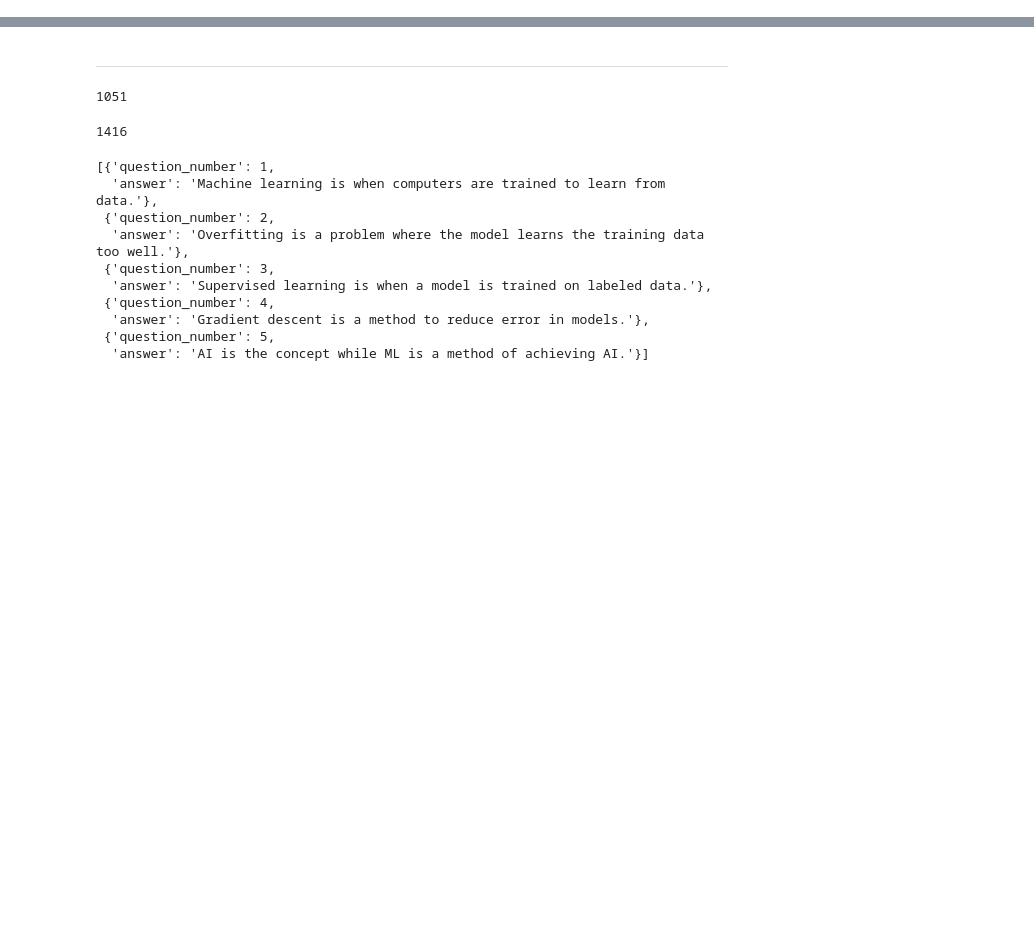
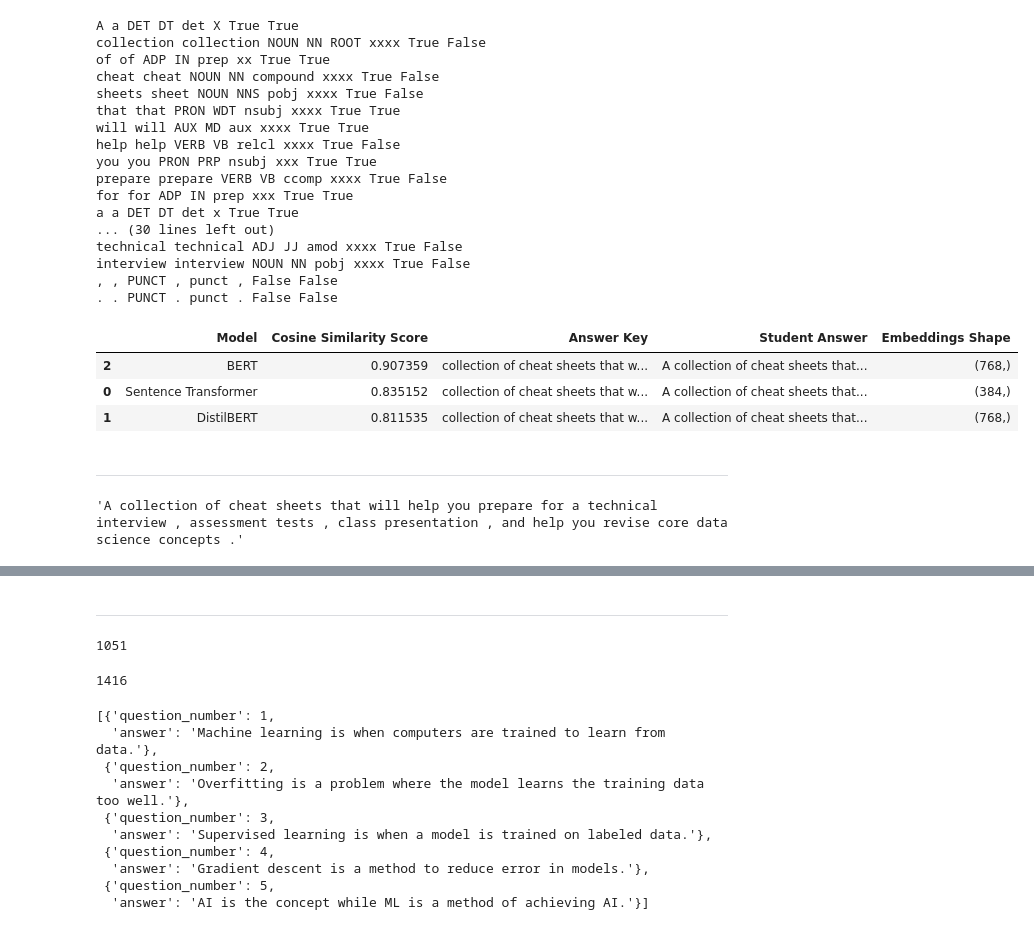
Before and after one commit to IrshadYasseen/relativeGrade, a Jupyter notebook: pract.ipynb, the cells around one changed output, grey strips where cells are left out. Drawn from its saved outputs; the diff is of its cells as text; code cells hidden in the pictures; blank space fills up the shorter version.

```diff
--- a/pract.ipynb
+++ b/pract.ipynb
@@ -175,0 +155,13 @@ data = [
+# %%
+def annotate_text(text):
+    doc = nlp(text)
+    annotated_text = []
+    for token in doc:
+        print(f"{token.text} {token.lemma_} {token.pos_} {token.tag_} {token.dep_} {token.shape_} {token.is_alpha} {token.is_stop}")
+
+        if token.ent_type_:
+            annotated_text.append(f"{token.text} <{token.ent_type_}>")
+        else:
+            annotated_text.append(token.text)
+    # print(annotated_text)
+    return " ".join(annotated_text)
@@ -175,0 +214,39 @@ data = [
+# %%
+
+student_answer = "A collection of cheat sheets that will help you prepare for a technical interview, assessment tests, class presentation, and help you revise core data science concepts."
+reference_answer = " collection of cheat sheets that will help you prepare for a technical interview,."
+
+# Add annotations
+student_answer_annotated = annotate_text(student_answer)
+reference_answer_annotated = annotate_text(reference_answer)
+
+
+sim(student_answer_annotated,reference_answer_annotated)
+# %% [output]
+A a DET DT det X True True
+collection collection NOUN NN ROOT xxxx True False
+of of ADP IN prep xx True True
+cheat cheat NOUN NN compound xxxx True False
+sheets sheet NOUN NNS pobj xxxx True False
+that that PRON WDT nsubj xxxx True True
+will will AUX MD aux xxxx True True
+help help VERB VB relcl xxxx True False
+you you PRON PRP nsubj xxx True True
+prepare prepare VERB VB ccomp xxxx True False
+for for ADP IN prep xxx True True
+a a DET DT det x True True
+... (30 lines left out)
+technical technical ADJ JJ amod xxxx True False
+interview interview NOUN NN pobj xxxx True False
+, , PUNCT , punct , False False
+. . PUNCT . punct . False False
+|  | Model | Cosine Similarity Score | Answer Key | Student Answer | Embeddings Shape |
+| 2 | BERT | 0.907359 | collection of cheat sheets that w... | A collection of cheat sheets that... | (768,) |
+| 0 | Sentence Transformer | 0.835152 | collection of cheat sheets that w... | A collection of cheat sheets that... | (384,) |
+| 1 | DistilBERT | 0.811535 | collection of cheat sheets that w... | A collection of cheat sheets that... | (768,) |
+# %% [markdown]
+---
+# %%
+student_answer_annotated
+# %% [output]
+'A collection of cheat sheets that will help you prepare for a technical interview , assessment tests , class presentation , and help you revise core data science concepts .'
```
Also changed, not shown: parts of 34 cells of this notebook, 8 other files.
